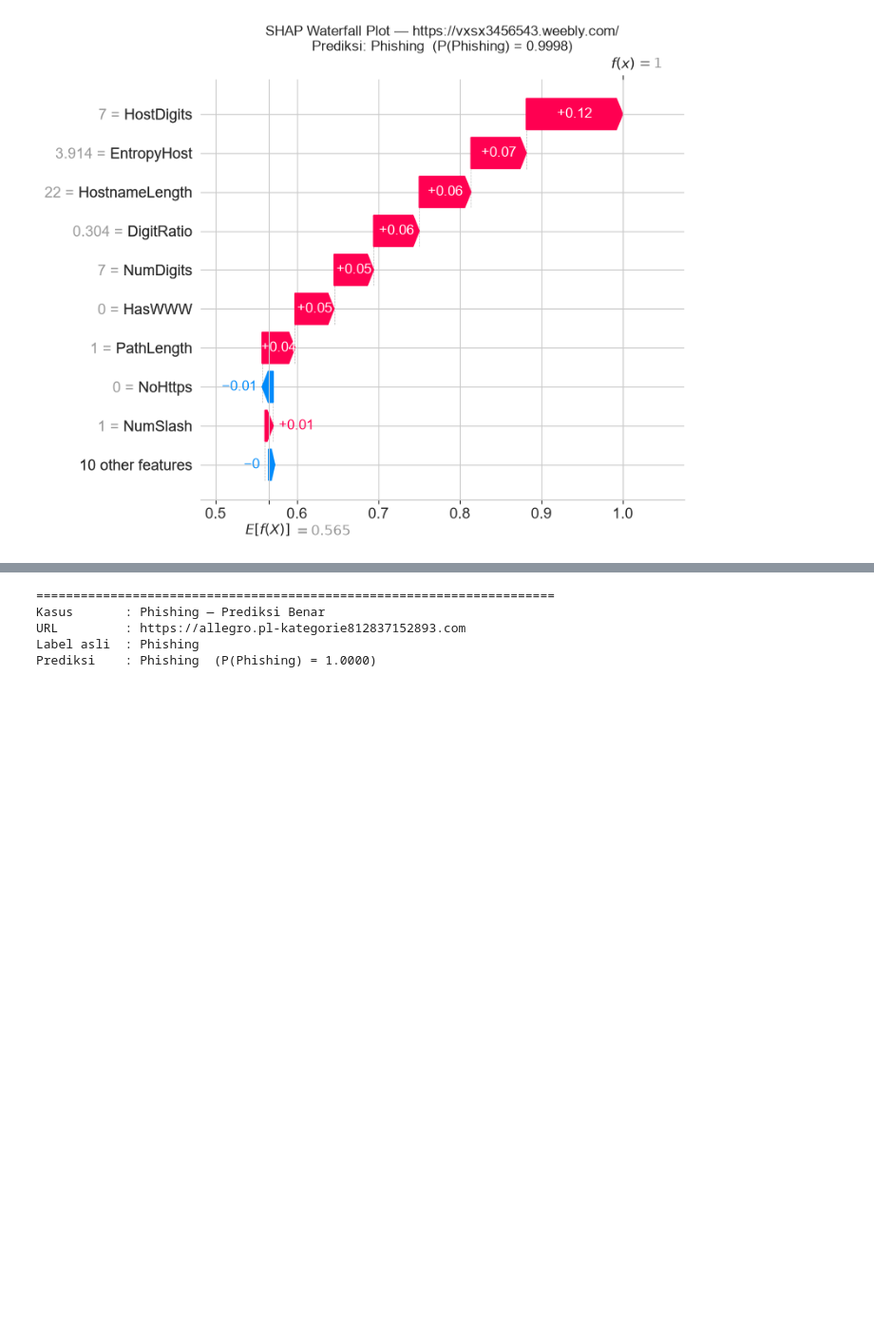
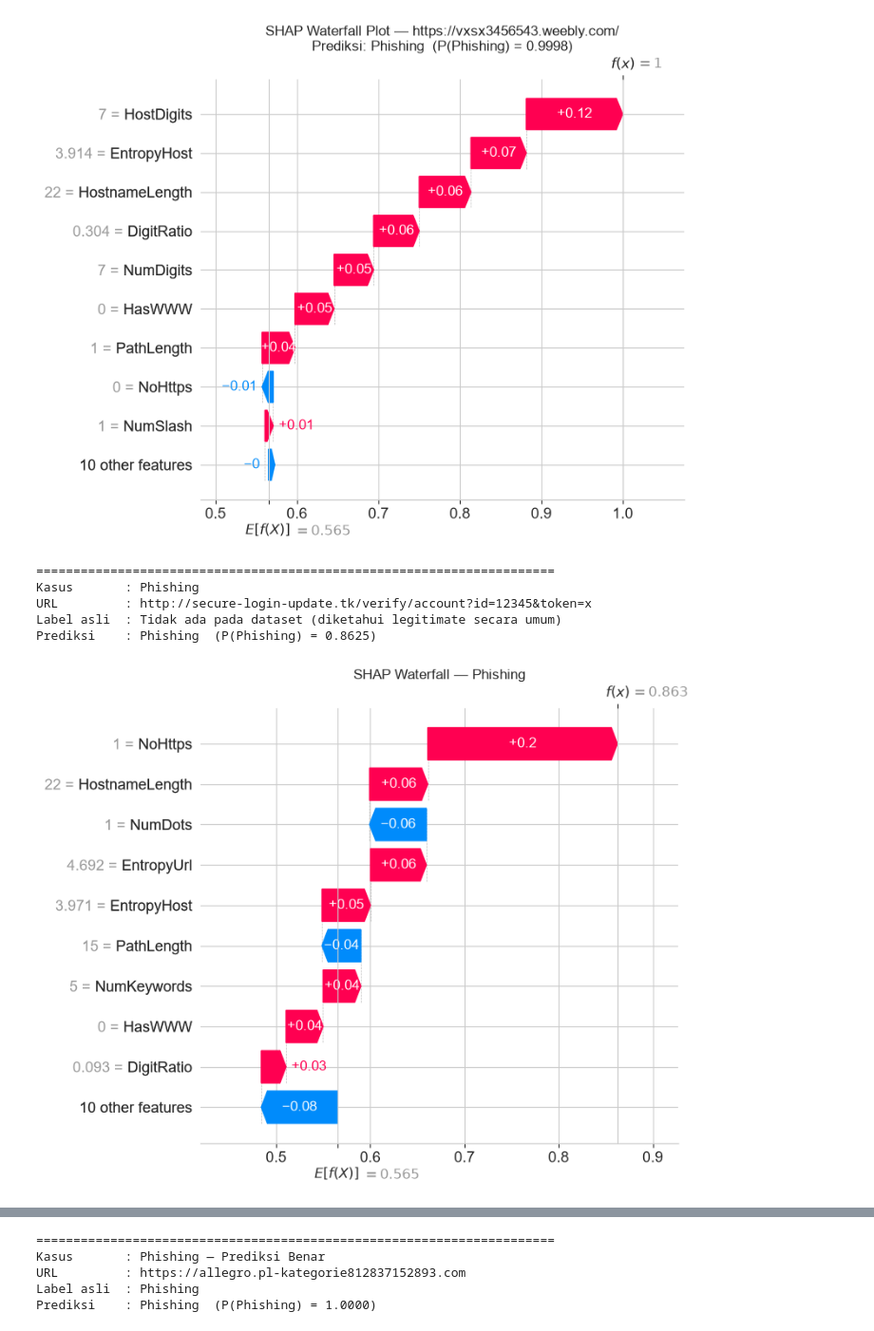
Before and after one commit to rifdatnnfh/phishing-url-detection-rf-xai, a Jupyter notebook: notebook/Deteksi_Phishing_RF_XAI.ipynb, the cells around one changed output, grey strips where cells are left out. Shown at 95% size. Drawn from its saved outputs; the diff is of its cells as text; code cells hidden in the pictures; blank space fills up the shorter version.

```diff
--- a/notebook/Deteksi_Phishing_RF_XAI.ipynb
+++ b/notebook/Deteksi_Phishing_RF_XAI.ipynb
@@ -1332,3 +1511,54 @@ Kontribusi SHAP per fitur (diurutkan dari paling berpengaruh):
   UrlLength           : nilai=31     SHAP=-0.0014  -> Legitimate
   NumKeywords         : nilai=0      SHAP=-0.0012  -> Legitimate
 [figure]
+# %%
+# Studi Kasus: Interpretasi Lokal untuk URL di luar dataset — http://secure-login-update.tk/verify/account?id=12345&token=x
+# (Contoh pengujian model terhadap URL populer/legitimate yang tidak ada di data latih/uji)
+
+target_url = "http://secure-login-update.tk/verify/account?id=12345&token=x"
+
+# Ekstraksi fitur & prediksi
+feats_bbc = extract_features(target_url)
+X_bbc = pd.DataFrame([feats_bbc])[feature_cols]
+
+pred_bbc = int(model.predict(X_bbc)[0])
+proba_bbc = float(model.predict_proba(X_bbc)[0, 1])
+pred_label = "Phishing" if pred_bbc == 1 else "Legitimate"
+
+# Cek apakah URL ini memang ada di dataset (untuk label asli/ground truth)
+match_bbc = dataset[dataset["url"] == target_url.lower()]
+actual_label = (
+    "Phishing" if (not match_bbc.empty and match_bbc["label"].iloc[0] == 1)
+    else "Legitimate" if not match_bbc.empty
+    else "Tidak ada pada dataset (diketahui legitimate secara umum)"
+)
+
+# Hitung nilai SHAP untuk URL ini
+sv_bbc = explainer.shap_values(X_bbc)
+sv_bbc_phishing = sv_bbc[1][0] if isinstance(sv_bbc, list) else sv_bbc[:, :, 1][0]
+
+print("=" * 70)
+print(f"Kasus       : {pred_label}")
+print(f"URL         : {target_url}")
+print(f"Label asli  : {actual_label}")
+print(f"Prediksi    : {pred_label}  (P(Phishing) = {proba_bbc:.4f})")
+
+expl_bbc = shap.Explanation(
+    values=sv_bbc_phishing,
+    base_values=base_value,
+    data=X_bbc.iloc[0].values,
+    feature_names=feature_cols,
+)
+
+plt.figure()
+shap.plots.waterfall(expl_bbc, show=False)
+plt.title(f"SHAP Waterfall — {pred_label}")
+plt.tight_layout()
+plt.show()
+# %% [output]
+======================================================================
+Kasus       : Phishing
+URL         : http://secure-login-update.tk/verify/account?id=12345&token=x
+Label asli  : Tidak ada pada dataset (diketahui legitimate secara umum)
+Prediksi    : Phishing  (P(Phishing) = 0.8625)
+[figure, added]
```
Also changed, not shown: parts of 25 cells of this notebook, 1 other file.
